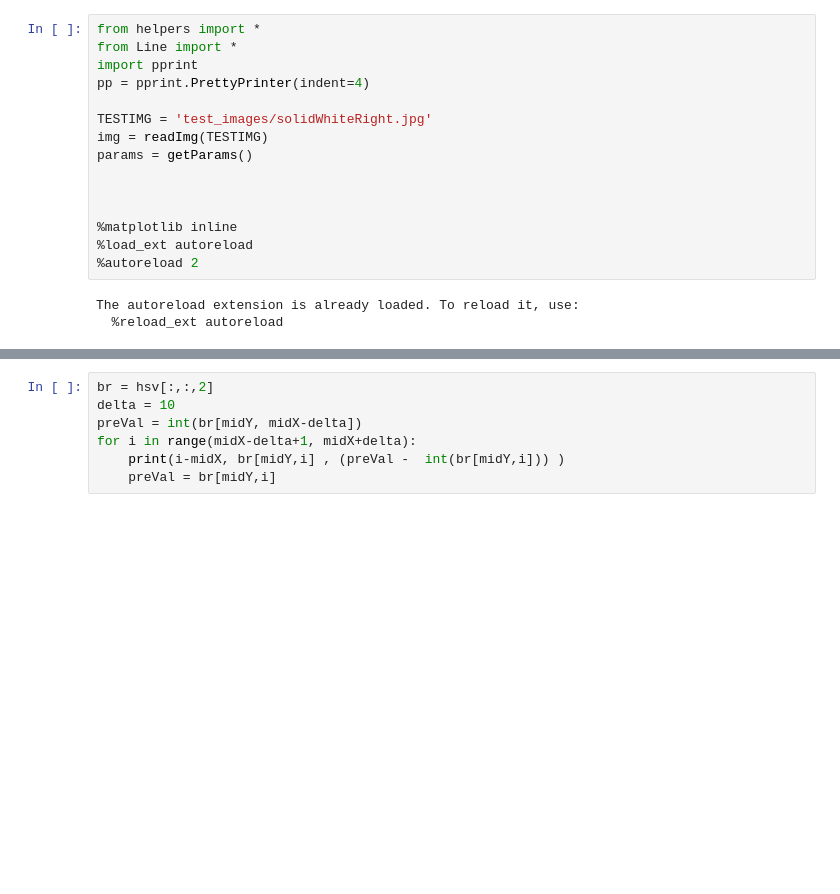
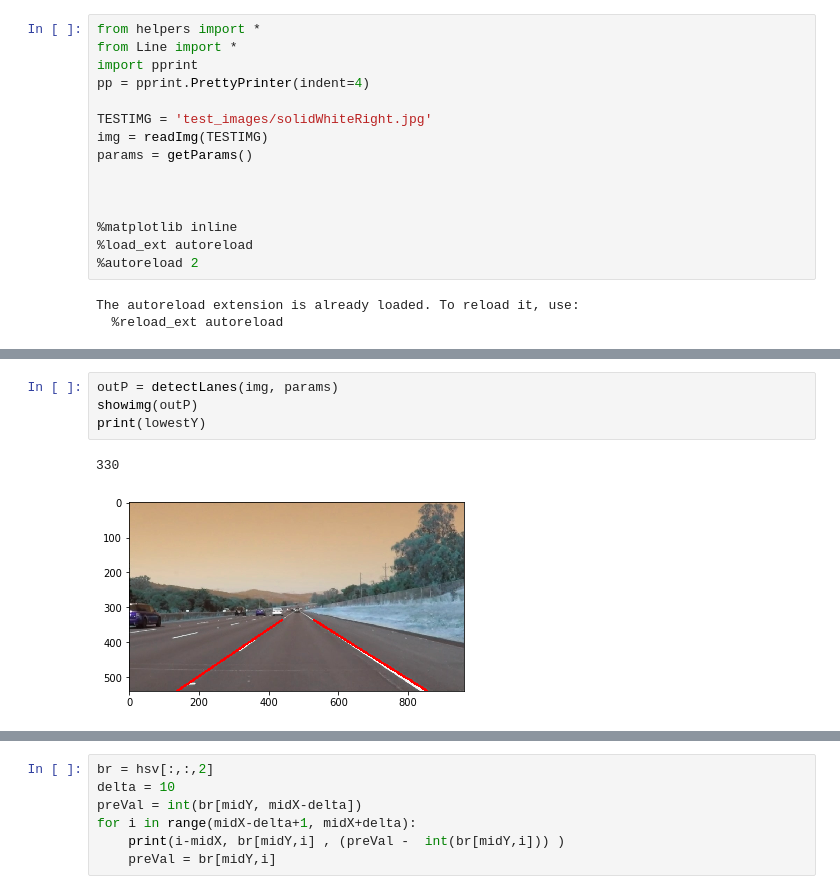
Before and after one commit to rohanraja/carLaneDetector_P1, a Jupyter notebook: DetectLanesCodeTester.ipynb, the cells around one changed output, grey strips where cells are left out. Drawn from its saved outputs; the diff is of its cells as text; blank space fills up the shorter version.

```diff
--- a/DetectLanesCodeTester.ipynb
+++ b/DetectLanesCodeTester.ipynb
@@ -113,0 +259,7 @@ showimg(outImg)
+# %%
+outP = detectLanes(img, params)
+showimg(outP)
+print(lowestY)
+# %% [output]
+330
+[figure, added]
```
Also changed, not shown: parts of 16 cells of this notebook, 7 other files.
